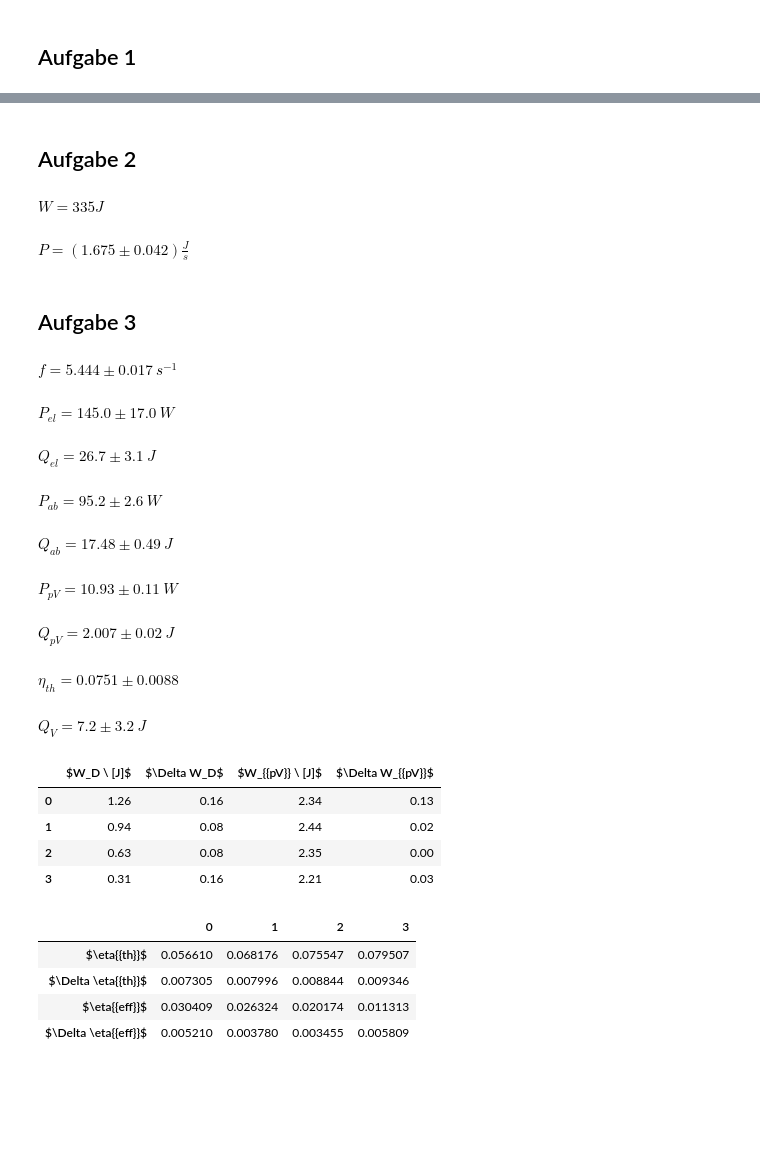
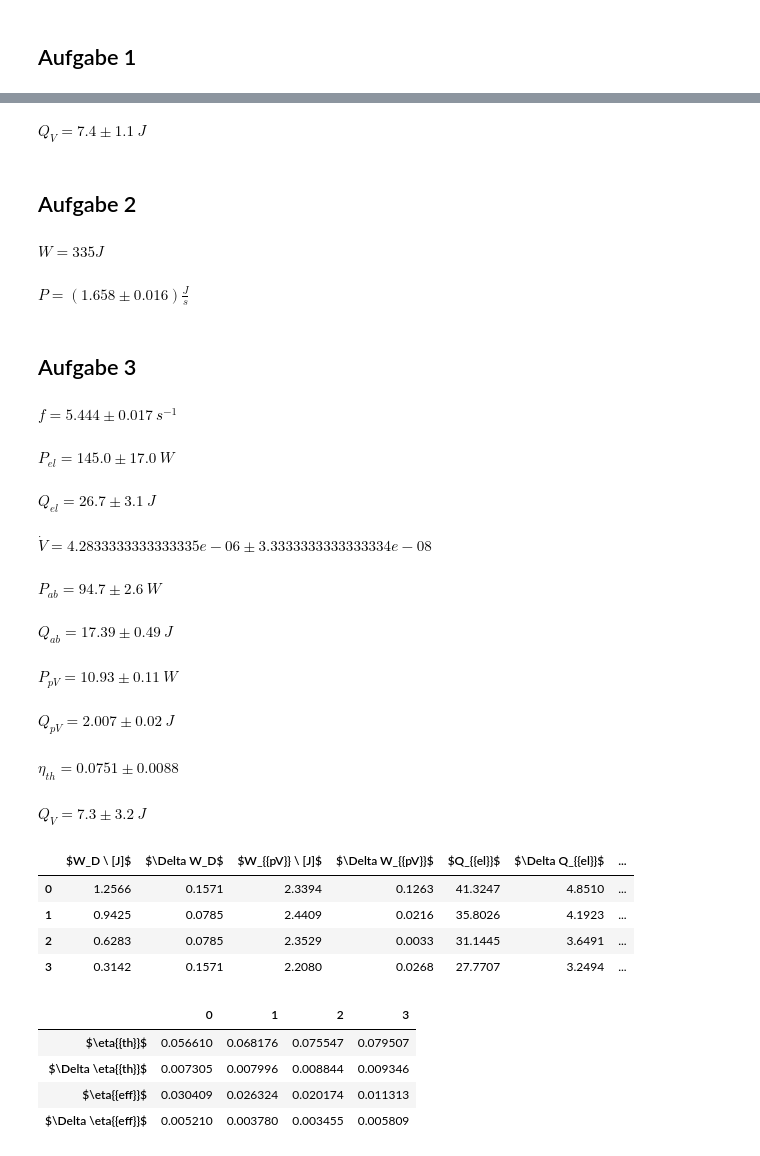
Before and after one commit to Tafiir/Jupyter-Notebooks, a Jupyter notebook: pap2_1/222.ipynb, the cells around one changed output, grey strips where cells are left out. Saved outputs shown, nothing was run; the diff lists cells and outputs as text; code cells hidden in the pictures; blank space fills up the shorter version.

```diff
--- a/pap2_1/222.ipynb
+++ b/pap2_1/222.ipynb
@@ -27,14 +72,18 @@ $W = 10.21 \pm 0.38 \ J$
+# %%
+valerr("Q_V", W_M+Q2-Q_ab, sqrt(dW_M**2 + dQ_ab**2 + dQ2**2), 1, "J")
+# %% [output]
+$Q_V = 7.4 \pm 1.1 \ J$
 # %% [markdown]
 ## Aufgabe 2
 # %%
-t = 200
-dt = 5
+t = 202
+dt = 2
 lh2o = 335
 display(Latex(r"$W = {0:.0f} J$".format(335)))
 display(Latex(r"$P = ({0:.3f} \pm {1:.3f}) \frac{{J}}{{s}}$".format(335/t, 335/t * dt/t)))
 # %% [output]
 $W = 335 J$
-$P = (1.675 \pm 0.042) \frac{J}{s}$
+$P = (1.658 \pm 0.016) \frac{J}{s}$
 # %% [markdown]
 ## Aufgabe 3
 # %%
@@ -61,11 +110,12 @@ T_ab = 22.5
 dT = 0.1
 T_zu = 17.2
 
-cw = 4200
-p = 998.2
+cw = 4180
+p = 998
 
 V = 257e-6/60
 dV = 2e-6/60
+valerr("\dot{{V}}", V, dV)
 
 P_ab = float64(cw * p * (T_ab - T_zu) * V)
 dP_ab = P_ab * sqrt((dV/V)**2 + 2*(dT/(T_ab-T_zu))**2)
@@ -95,12 +145,13 @@ valerr("Q_V",(Q_el - Q_ab - Q_pv), sqrt(dQ_el**2 + dQ_ab**2 + dQ_pv**2), 1, "J")
 $f = 5.444 \pm 0.017 \ s^{{-1}}$
 $P_{{el}} = 145.0 \pm 17.0 \ W$
 $Q_{{el}} = 26.7 \pm 3.1 \ J$
-$P_{{ab}} = 95.2 \pm 2.6 \ W$
+$\dot{{V}} = 4.2833333333333335e-06 \pm 3.3333333333333334e-08$
-$Q_{{ab}} = 17.48 \pm 0.49 \ J$
+$P_{{ab}} = 94.7 \pm 2.6 \ W$
-$P_{{pV}} = 10.93 \pm 0.11 \ W$
+$Q_{{ab}} = 17.39 \pm 0.49 \ J$
-$Q_{{pV}} = 2.007 \pm 0.02 \ J$
+$P_{{pV}} = 10.93 \pm 0.11 \ W$
-$\eta_{{th}} = 0.0751 \pm 0.0088$
+$Q_{{pV}} = 2.007 \pm 0.02 \ J$
-$Q_V = 7.2 \pm 3.2 \ J$
+$\eta_{{th}} = 0.0751 \pm 0.0088$
+$Q_V = 7.3 \pm 3.2 \ J$
 # %%
 l = 0.25
 
@@ -112,41 +163,46 @@ dD = l * dF
 
 W_D = D * 2*pi
 dW_D = dD * 2*pi
 
 A = array([[21884, 23322, 24976],
            [24471, 24636, 24119],
            [23499, 23575, 23512],
            [22450, 21824, 21965]]) * 10**(-4)
 W_pv = A.mean(axis=1)
 dW_pv = A.std(axis=1)
 
 U = array([11.47, 11.48, 11.44, 11.48])
 dU = 1.1
 
 I = array([2.53, 2.54, 2.55, 2.54]) * 5
 dI = 0.17 * 5
 
 f_ = array([[205, 216, 211],
            [249, 241, 243],
            [282, 280, 281],
            [315, 314, 316]])/60
 f = f_.mean(axis=1)
-df = float64(1/60)
+df = float64(1/60) * sqrt(3)
 
 Q_el = U * I / f
 dQ_el = Q_el * sqrt((dU/U)**2 + (dI/I)**2 + (df/f)**2)
 
 out = pd.DataFrame.from_items([("$W_D \ [J]$", W_D),
                                ("$\Delta W_D$", dW_D),
                                ("$W_{{pV}} \ [J]$", W_pv),
-                               ("$\Delta W_{{pV}}$", dW_pv)])
-display(out.round(2))
+                               ("$\Delta W_{{pV}}$", dW_pv),
+                               ("$Q_{{el}}$", Q_el),
+                               ("$\Delta Q_{{el}}$", dQ_el),
+                               ("$Q_{{el}}$", f),
+                               ("$\Delta Q_{{el}}$", df)
+                              ])
+display(out.round(4))
 # %% [output]
-|  | $W_D \ [J]$ | $\Delta W_D$ | $W_{{pV}} \ [J]$ | $\Delta W_{{pV}}$ |
-| 0 | 1.26 | 0.16 | 2.34 | 0.13 |
-| 1 | 0.94 | 0.08 | 2.44 | 0.02 |
-| 2 | 0.63 | 0.08 | 2.35 | 0.00 |
-| 3 | 0.31 | 0.16 | 2.21 | 0.03 |
+|  | $W_D \ [J]$ | $\Delta W_D$ | $W_{{pV}} \ [J]$ | $\Delta W_{{pV}}$ | $Q_{{el}}$ | $\Delta Q_{{el}}$ | ... |
+| 0 | 1.2566 | 0.1571 | 2.3394 | 0.1263 | 41.3247 | 4.8510 | ... |
+| 1 | 0.9425 | 0.0785 | 2.4409 | 0.0216 | 35.8026 | 4.1923 | ... |
+| 2 | 0.6283 | 0.0785 | 2.3529 | 0.0033 | 31.1445 | 3.6491 | ... |
+| 3 | 0.3142 | 0.1571 | 2.2080 | 0.0268 | 27.7707 | 3.2494 | ... |
 # %%
 n_th = W_pv/Q_el
 dn_th = n_th * sqrt((dW_pv/W_pv)**2 + (dQ_el/Q_el)**2)
```
Also changed, not shown: parts of 6 cells of this notebook, 3 other files.
